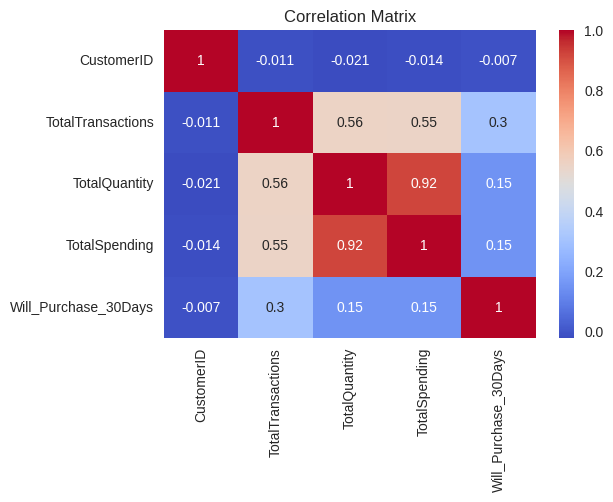
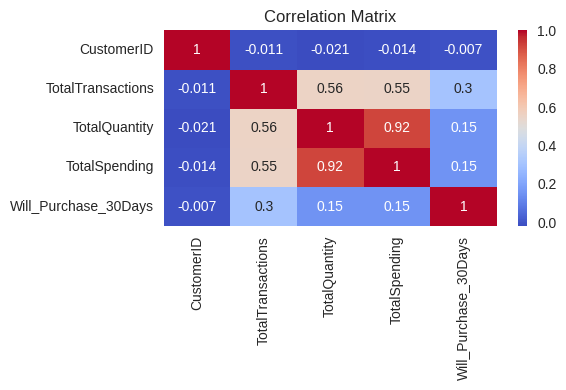
The notebook cell's code change between the first figure and the second:
--- before
+++ after
@@ -3,3 +3,5 @@
             annot=True, cmap="coolwarm")
 plt.title("Correlation Matrix")
+plt.tight_layout()
+plt.savefig("images/correlation_heatmap.png", dpi=300)
 plt.show()

Commit: updating using Colab